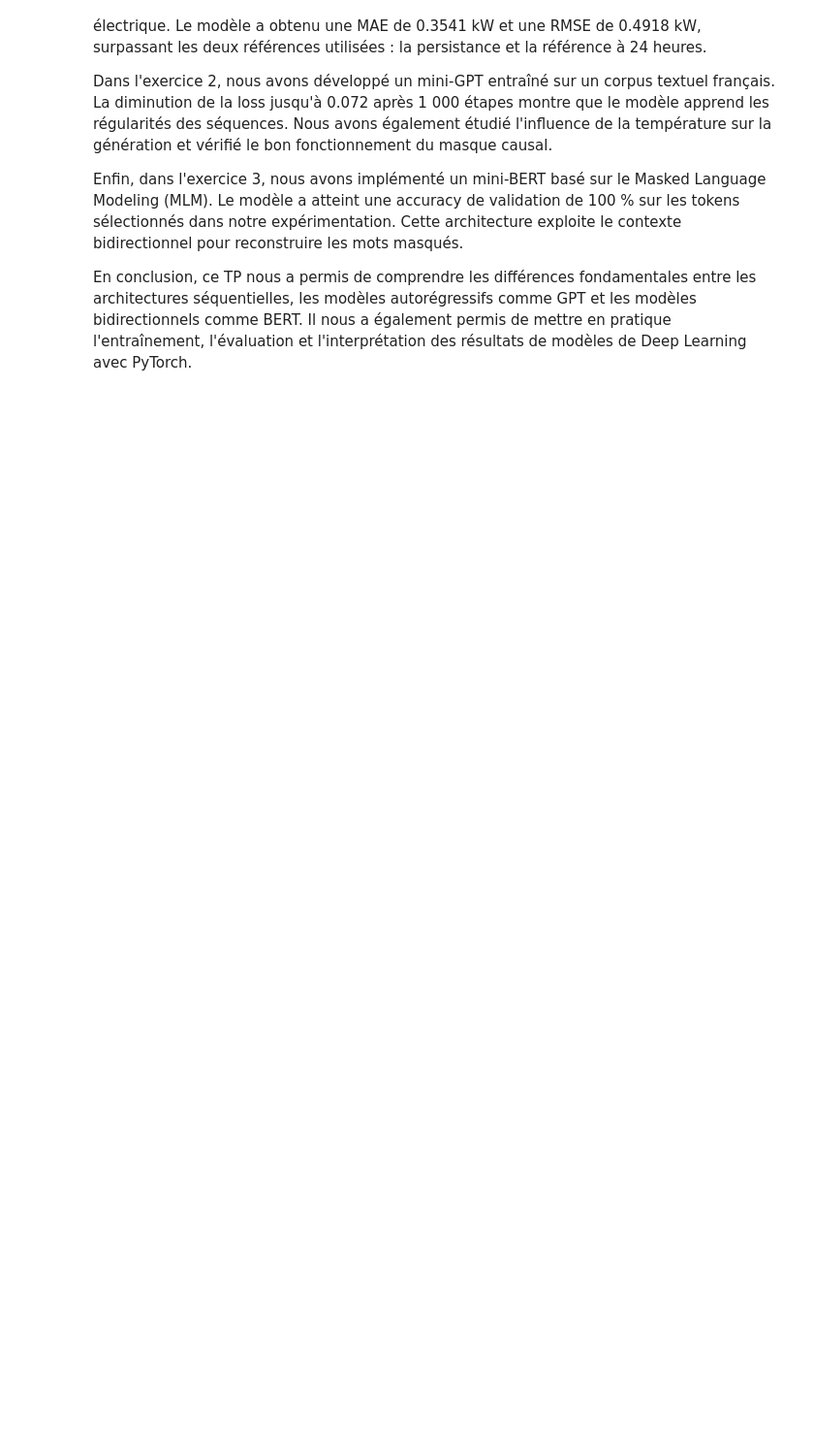
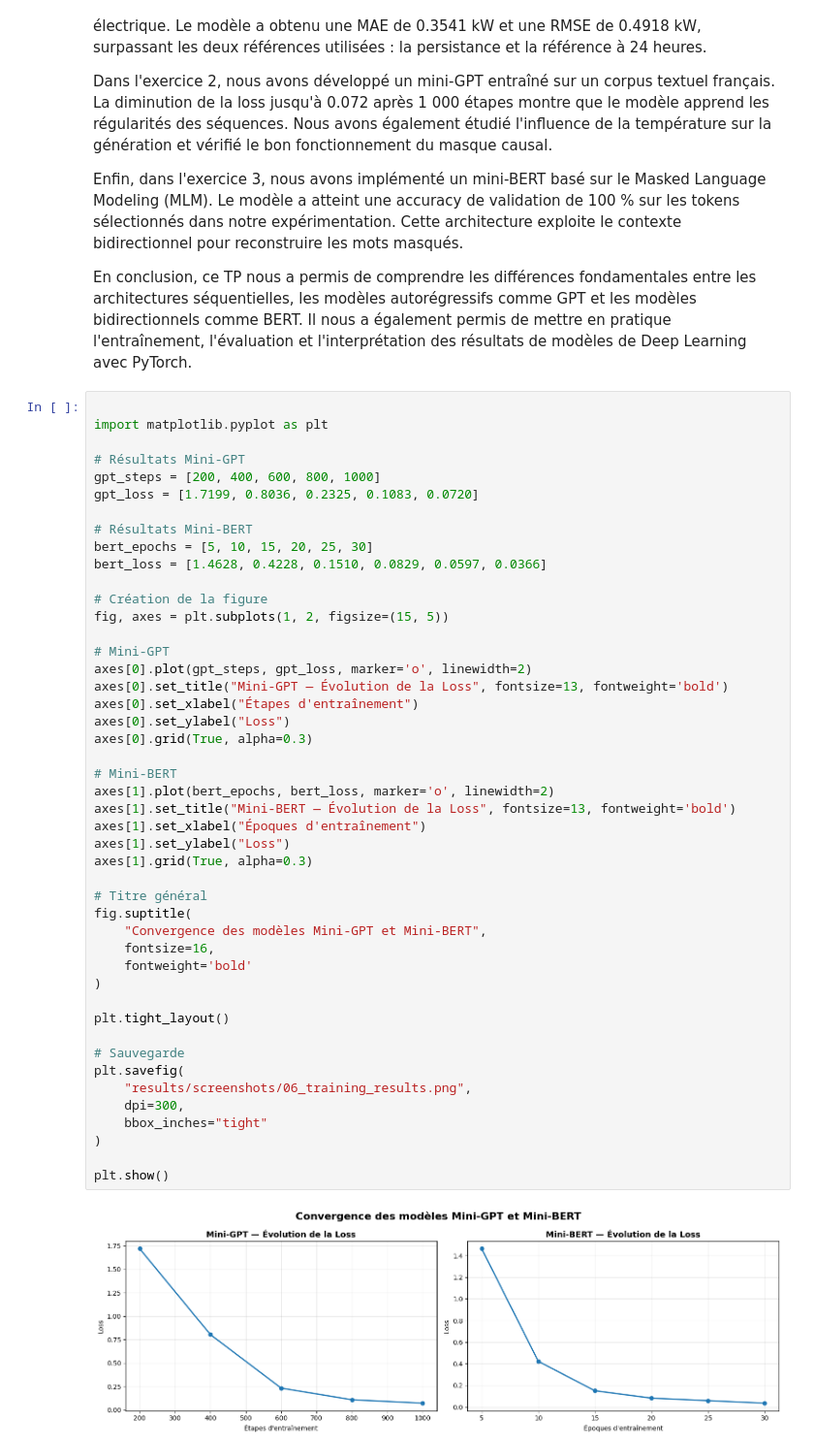
Before and after one commit to flamekk/TP4-Transformer-Architecture, a Jupyter notebook: TP4_Architecture_Transformer_Complet.ipynb, the cells around one changed output. Shown at 97% size. Drawn from its saved outputs; the diff is of its cells as text; blank space fills up the shorter version.

```diff
--- a/TP4_Architecture_Transformer_Complet.ipynb
+++ b/TP4_Architecture_Transformer_Complet.ipynb
@@ -674,3 +781,51 @@ Dans l'exercice 2, nous avons développé un mini-GPT entraîné sur un corpus t
 Enfin, dans l'exercice 3, nous avons implémenté un mini-BERT basé sur le Masked Language Modeling (MLM). Le modèle a atteint une accuracy de validation de 100 % sur les tokens sélectionnés dans notre expérimentation. Cette architecture exploite le contexte bidirectionnel pour reconstruire les mots masqués.
 
 En conclusion, ce TP nous a permis de comprendre les différences fondamentales entre les architectures séquentielles, les modèles autorégressifs comme GPT et les modèles bidirectionnels comme BERT. Il nous a également permis de mettre en pratique l'entraînement, l'évaluation et l'interprétation des résultats de modèles de Deep Learning avec PyTorch.
+# %%
+
+import matplotlib.pyplot as plt
+
+# Résultats Mini-GPT
+gpt_steps = [200, 400, 600, 800, 1000]
+gpt_loss = [1.7199, 0.8036, 0.2325, 0.1083, 0.0720]
+
+# Résultats Mini-BERT
+bert_epochs = [5, 10, 15, 20, 25, 30]
+bert_loss = [1.4628, 0.4228, 0.1510, 0.0829, 0.0597, 0.0366]
+
+# Création de la figure
+fig, axes = plt.subplots(1, 2, figsize=(15, 5))
+
+# Mini-GPT
+axes[0].plot(gpt_steps, gpt_loss, marker='o', linewidth=2)
+axes[0].set_title("Mini-GPT — Évolution de la Loss", fontsize=13, fontweight='bold')
+axes[0].set_xlabel("Étapes d'entraînement")
+axes[0].set_ylabel("Loss")
+axes[0].grid(True, alpha=0.3)
+
+# Mini-BERT
+axes[1].plot(bert_epochs, bert_loss, marker='o', linewidth=2)
+axes[1].set_title("Mini-BERT — Évolution de la Loss", fontsize=13, fontweight='bold')
+axes[1].set_xlabel("Époques d'entraînement")
+axes[1].set_ylabel("Loss")
+axes[1].grid(True, alpha=0.3)
+
+# Titre général
+fig.suptitle(
+    "Convergence des modèles Mini-GPT et Mini-BERT",
+    fontsize=16,
+    fontweight='bold'
+)
+
+plt.tight_layout()
+
+# Sauvegarde
+plt.savefig(
+    "results/screenshots/06_training_results.png",
+    dpi=300,
+    bbox_inches="tight"
+)
+
+plt.show()
+# %% [output]
+[figure, added]
```
Also changed, not shown: parts of 3 cells of this notebook, 14 other files.
